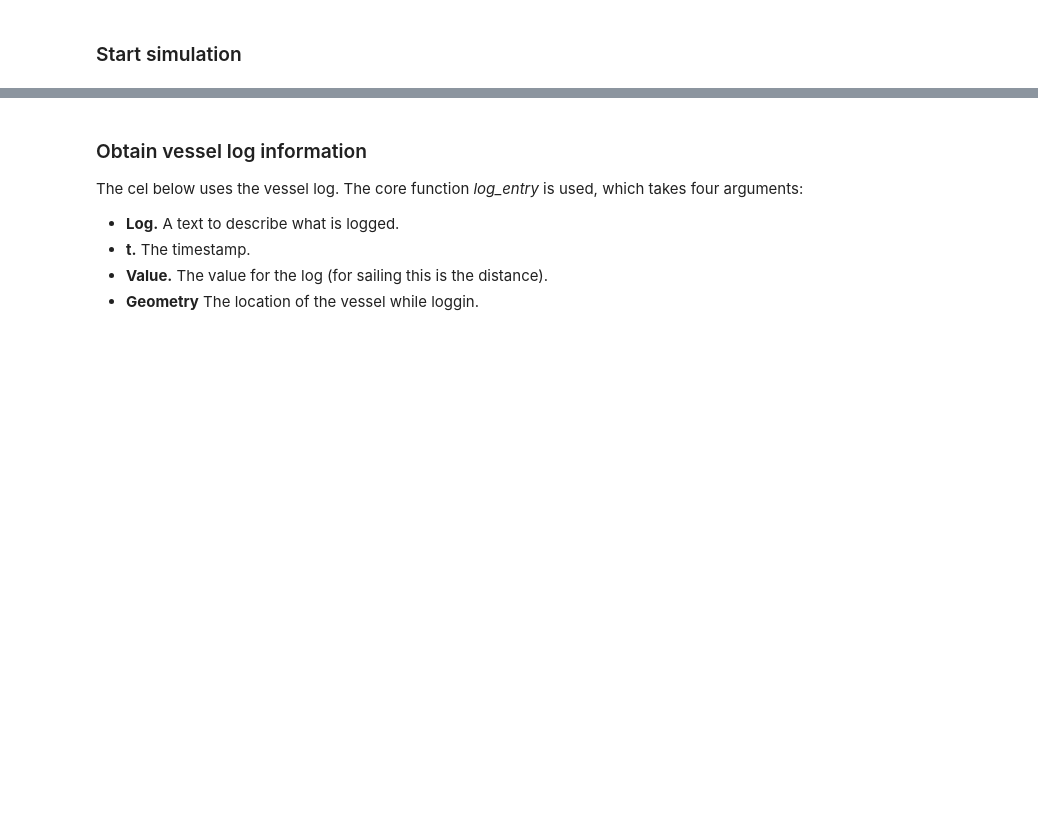
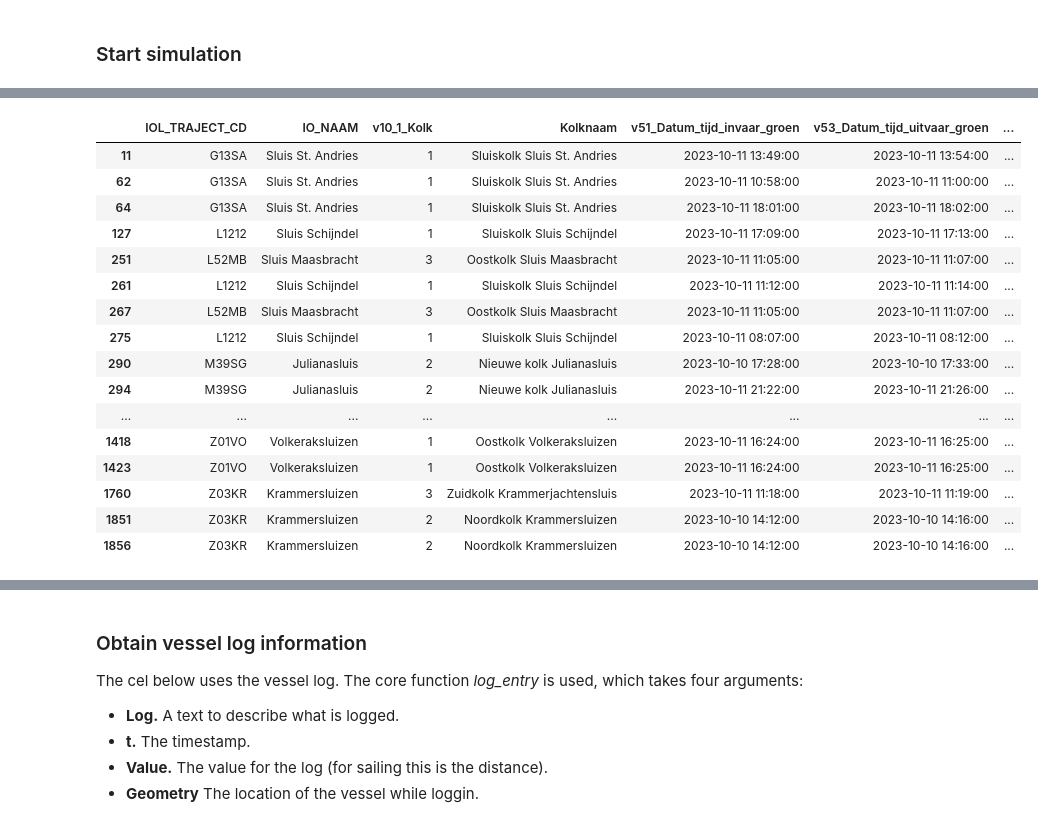
Before and after one commit to Deltares-research/digitaltwin-waterway, a Jupyter notebook: notebooks/ivs/simulation_without_wegafzetting_fis.ipynb, the cells around one changed output, grey strips where cells are left out. Saved outputs shown, nothing was run; the diff lists cells and outputs as text; code cells hidden in the pictures; blank space fills up the shorter version.

```diff
--- a/notebooks/ivs/simulation_without_wegafzetting_fis.ipynb
+++ b/notebooks/ivs/simulation_without_wegafzetting_fis.ipynb
@@ -323,0 +326,15 @@ locks = Locks(env)
+# %%
+import pandas as pd
+from dtv_backend.lock import Lock, Locks
+import simpy
+passages = pd.read_csv(r"P:\1359\135911\WIP\04 Data sluispasseertijden\IVS_Sluispassages_Trans2_202310.csv", date_format='%d%b%Y:%H:%M:%S', parse_dates=['v51_Datum_tijd_invaar_groen', 'v53_Datum_tijd_uitvaar_groen'])
+passages.dropna(subset = ['v51_Datum_tijd_invaar_groen', 'v53_Datum_tijd_uitvaar_groen', 'IO_NAAM'], inplace = True)
+passages['passeertijd'] = passages['v53_Datum_tijd_uitvaar_groen'] - passages['v51_Datum_tijd_invaar_groen']
+passages = passages[(passages.passeertijd > pd.Timedelta(0)) & (passages.passeertijd <= pd.Timedelta(minutes=60))]
+passages_samenvatting = passages.groupby(by=['IO_NAAM', "Kolknaam"])[['passeertijd']].agg(['min', 'max', 'mean', 'median']).astype('timedelta64[s]')
+#passages_samenvatting#.to_excel('output/passeertijden/passeertijden.xlsx')
+# env = simpy.Environment()
+# locks = Locks(env)
+passages_samenvatting = passages_samenvatting.apply(lambda x: x.dt.seconds/60).round().astype(int)
+passages_samenvatting.rename(columns={'passeertijd': 'passeertijd (min)'}, inplace=True)
+passages_samenvatting.style.background_gradient(cmap='Blues', vmin=0, vmax=60)
@@ -324,3 +371,23 @@ locks = Locks(env)
+# %%
+passages[(passages.passeertijd > pd.Timedelta(0)) & (passages.passeertijd <= pd.Timedelta(minutes=5))]
+# %% [output]
+|  | IOL_TRAJECT_CD | IO_NAAM | v10_1_Kolk | Kolknaam | v51_Datum_tijd_invaar_groen | v53_Datum_tijd_uitvaar_groen | ... |
+| 11 | G13SA | Sluis St. Andries | 1 | Sluiskolk Sluis St. Andries | 2023-10-11 13:49:00 | 2023-10-11 13:54:00 | ... |
+| 62 | G13SA | Sluis St. Andries | 1 | Sluiskolk Sluis St. Andries | 2023-10-11 10:58:00 | 2023-10-11 11:00:00 | ... |
+| 64 | G13SA | Sluis St. Andries | 1 | Sluiskolk Sluis St. Andries | 2023-10-11 18:01:00 | 2023-10-11 18:02:00 | ... |
+| 127 | L1212 | Sluis Schijndel | 1 | Sluiskolk Sluis Schijndel | 2023-10-11 17:09:00 | 2023-10-11 17:13:00 | ... |
+| 251 | L52MB | Sluis Maasbracht | 3 | Oostkolk Sluis Maasbracht | 2023-10-11 11:05:00 | 2023-10-11 11:07:00 | ... |
+| 261 | L1212 | Sluis Schijndel | 1 | Sluiskolk Sluis Schijndel | 2023-10-11 11:12:00 | 2023-10-11 11:14:00 | ... |
+| 267 | L52MB | Sluis Maasbracht | 3 | Oostkolk Sluis Maasbracht | 2023-10-11 11:05:00 | 2023-10-11 11:07:00 | ... |
+| 275 | L1212 | Sluis Schijndel | 1 | Sluiskolk Sluis Schijndel | 2023-10-11 08:07:00 | 2023-10-11 08:12:00 | ... |
+| 290 | M39SG | Julianasluis | 2 | Nieuwe kolk Julianasluis | 2023-10-10 17:28:00 | 2023-10-10 17:33:00 | ... |
+| 294 | M39SG | Julianasluis | 2 | Nieuwe kolk Julianasluis | 2023-10-11 21:22:00 | 2023-10-11 21:26:00 | ... |
+| ... | ... | ... | ... | ... | ... | ... | ... |
+| 1418 | Z01VO | Volkeraksluizen | 1 | Oostkolk Volkeraksluizen | 2023-10-11 16:24:00 | 2023-10-11 16:25:00 | ... |
+| 1423 | Z01VO | Volkeraksluizen | 1 | Oostkolk Volkeraksluizen | 2023-10-11 16:24:00 | 2023-10-11 16:25:00 | ... |
+| 1760 | Z03KR | Krammersluizen | 3 | Zuidkolk Krammerjachtensluis | 2023-10-11 11:18:00 | 2023-10-11 11:19:00 | ... |
+| 1851 | Z03KR | Krammersluizen | 2 | Noordkolk Krammersluizen | 2023-10-10 14:12:00 | 2023-10-10 14:16:00 | ... |
+| 1856 | Z03KR | Krammersluizen | 2 | Noordkolk Krammersluizen | 2023-10-10 14:12:00 | 2023-10-10 14:16:00 | ... |
 # %%
 import functools
 for i, vessel in enumerate(vessels):
```
Also changed, not shown: parts of 9 cells of this notebook, 2 other files.
